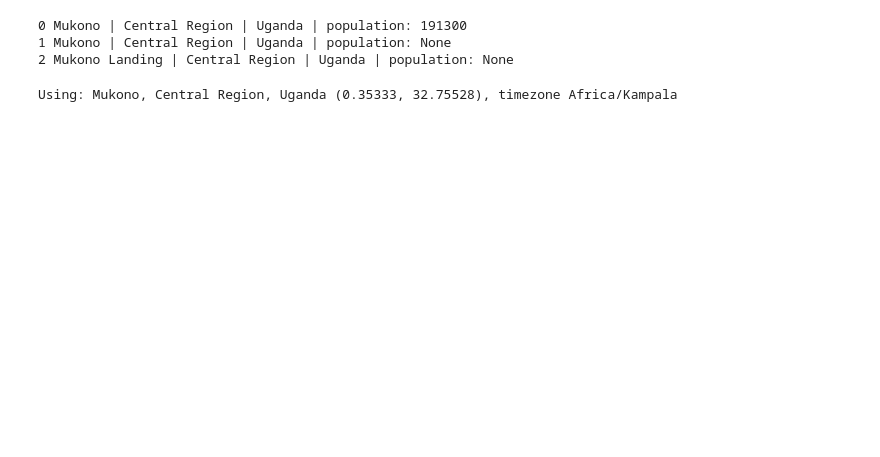
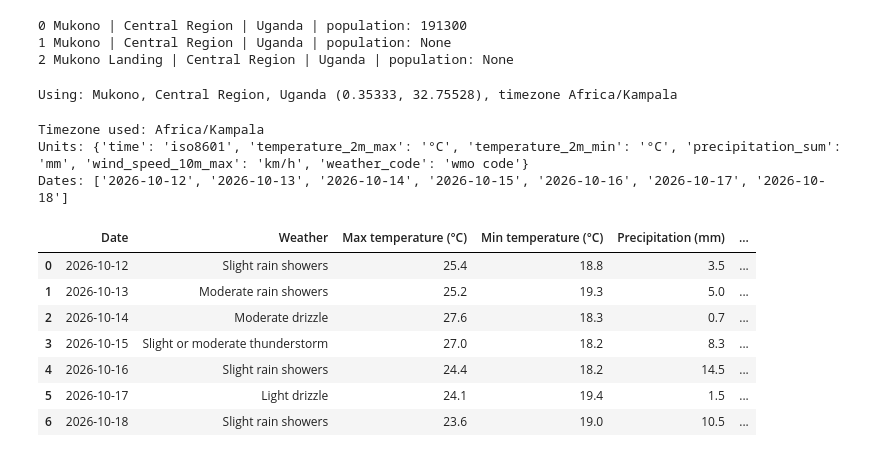
Before and after one commit to 36987-scov/oop-python-assignment2, a Jupyter notebook: notebooks/project1_weather.ipynb, the cells around one changed output. Drawn from its saved outputs; the diff is of its cells as text; code cells hidden in the pictures; blank space fills up the shorter version.

```diff
--- a/notebooks/project1_weather.ipynb
+++ b/notebooks/project1_weather.ipynb
@@ -139,3 +140,30 @@ print(f"Using: {location['name']}, {location['admin1']}, {location['country']} "
       f"timezone {location['timezone']}")
 # %% [output]
 Using: Mukono, Central Region, Uganda (0.35333, 32.75528), timezone Africa/Kampala
+# %%
+from src.weather import get_forecast
+
+forecast = get_forecast(location["latitude"], location["longitude"],
+                        FORECAST_DAYS, USER_AGENT,
+                        timezone=location["timezone"])
+print("Timezone used:", forecast["timezone"])
+print("Units:", forecast["daily_units"])
+print("Dates:", forecast["daily"]["time"])
+# %% [output]
+Timezone used: Africa/Kampala
+Units: {'time': 'iso8601', 'temperature_2m_max': '°C', 'temperature_2m_min': '°C', 'precipitation_sum': 'mm', 'wind_speed_10m_max': 'km/h', 'weather_code': 'wmo code'}
+Dates: ['2026-10-12', '2026-10-13', '2026-10-14', '2026-10-15', '2026-10-16', '2026-10-17', '2026-10-18']
+# %%
+from src.weather import forecast_to_dataframe
+
+forecast_df = forecast_to_dataframe(forecast)
+forecast_df
+# %% [output]
+|  | Date | Weather | Max temperature (°C) | Min temperature (°C) | Precipitation (mm) | ... |
+| 0 | 2026-10-12 | Slight rain showers | 25.4 | 18.8 | 3.5 | ... |
+| 1 | 2026-10-13 | Moderate rain showers | 25.2 | 19.3 | 5.0 | ... |
+| 2 | 2026-10-14 | Moderate drizzle | 27.6 | 18.3 | 0.7 | ... |
+| 3 | 2026-10-15 | Slight or moderate thunderstorm | 27.0 | 18.2 | 8.3 | ... |
+| 4 | 2026-10-16 | Slight rain showers | 24.4 | 18.2 | 14.5 | ... |
+| 5 | 2026-10-17 | Light drizzle | 24.1 | 19.4 | 1.5 | ... |
+| 6 | 2026-10-18 | Slight rain showers | 23.6 | 19.0 | 10.5 | ... |
```
Also changed, not shown: parts of 6 cells of this notebook, 1 other file.
